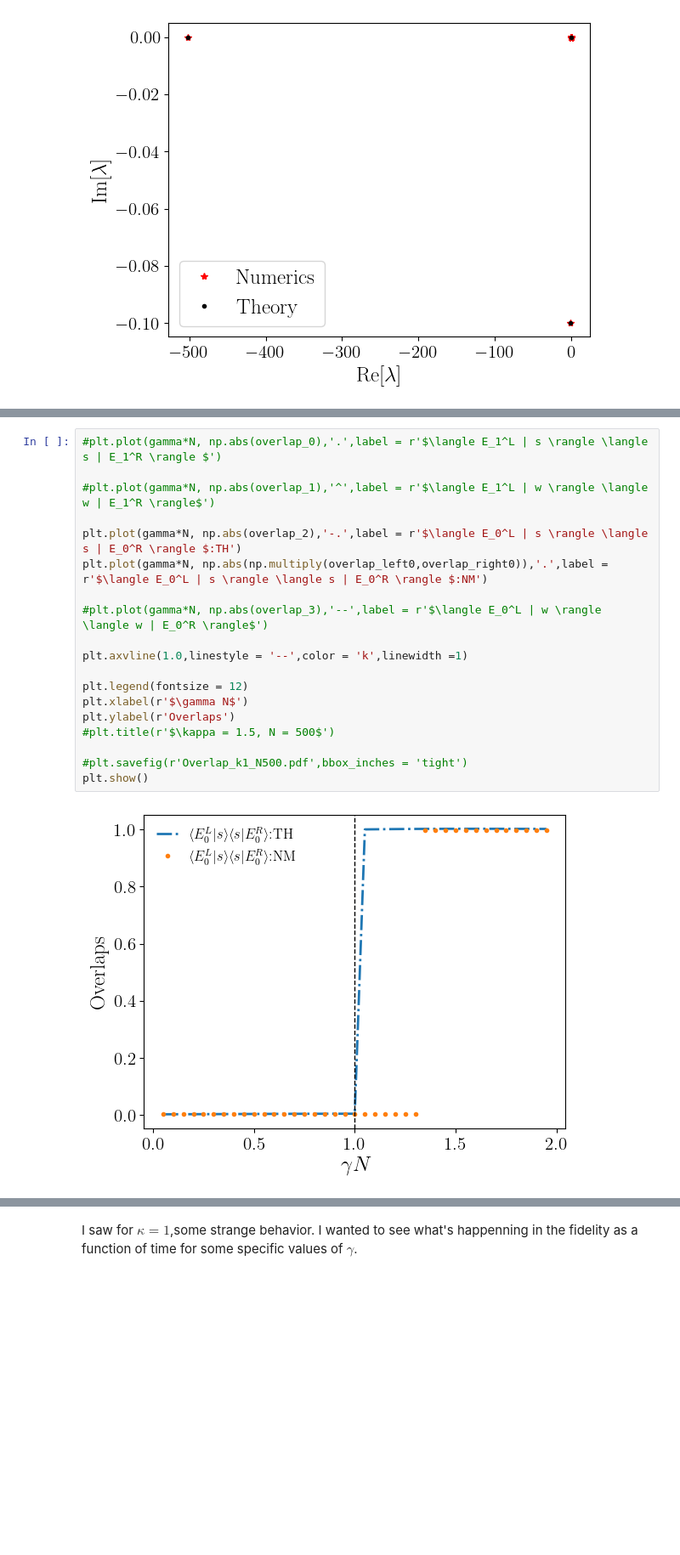
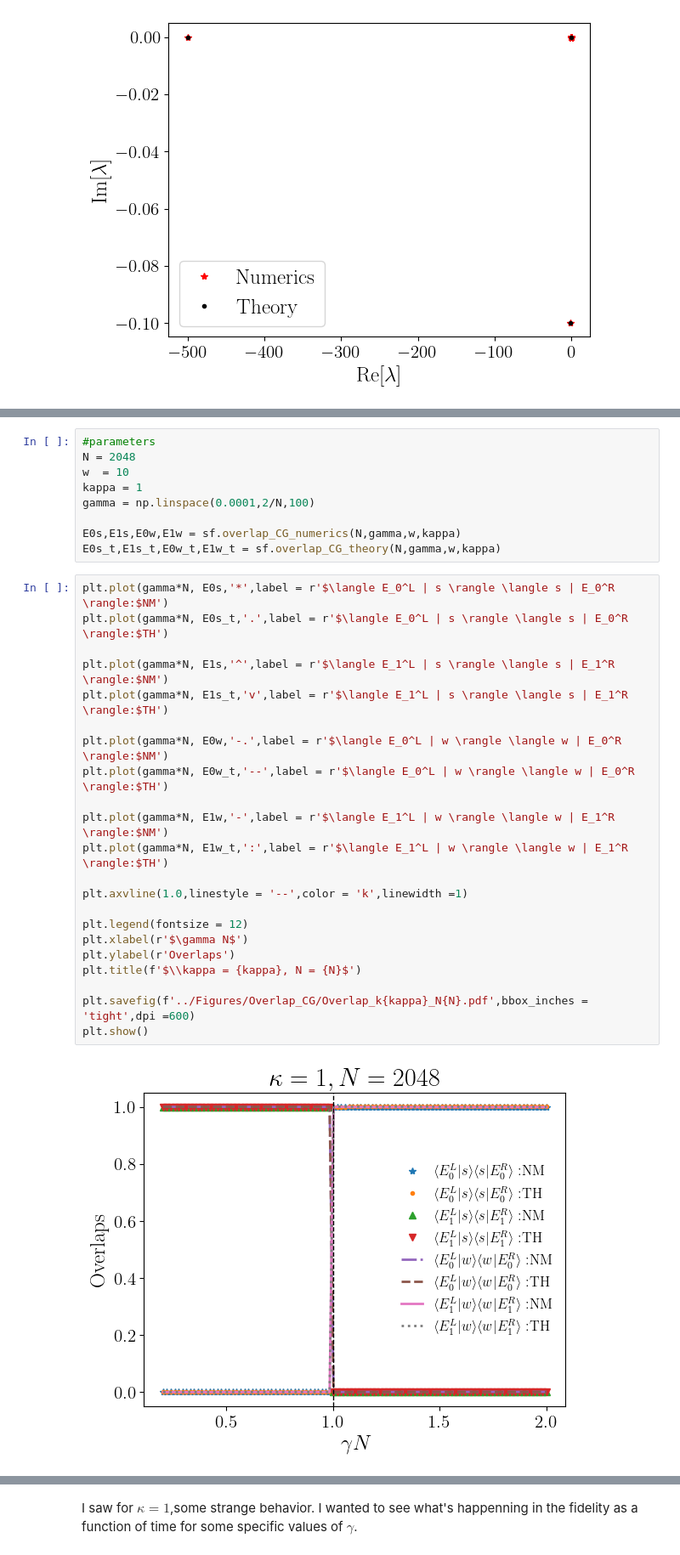
Before and after one commit to sayanr5834/non-Hermitian_QS, a Jupyter notebook: NH_quantum_walker.ipynb, the cells around one changed output, grey strips where cells are left out. Shown: that part at 85% size. Saved outputs shown, nothing was run; the diff lists cells and outputs as text; blank space fills up the shorter version.

```diff
--- a/NH_quantum_walker.ipynb
+++ b/NH_quantum_walker.ipynb
@@ -207,21 +95,33 @@ for i in tqdm(range(len(gamma))):
+# %%
+#parameters
+N = 2048
+w  = 10
+kappa = 1
+gamma = np.linspace(0.0001,2/N,100)
+
+E0s,E1s,E0w,E1w = sf.overlap_CG_numerics(N,gamma,w,kappa)
+E0s_t,E1s_t,E0w_t,E1w_t = sf.overlap_CG_theory(N,gamma,w,kappa)
 # %%
-#plt.plot(gamma*N, np.abs(overlap_0),'.',label = r'$\langle E_1^L | s \rangle \langle s | E_1^R \rangle $')
+plt.plot(gamma*N, E0s,'*',label = r'$\langle E_0^L | s \rangle \langle s | E_0^R \rangle:$NM')
+plt.plot(gamma*N, E0s_t,'.',label = r'$\langle E_0^L | s \rangle \langle s | E_0^R \rangle:$TH')
 
-#plt.plot(gamma*N, np.abs(overlap_1),'^',label = r'$\langle E_1^L | w \rangle \langle w | E_1^R \rangle$')
+plt.plot(gamma*N, E1s,'^',label = r'$\langle E_1^L | s \rangle \langle s | E_1^R \rangle:$NM')
+plt.plot(gamma*N, E1s_t,'v',label = r'$\langle E_1^L | s \rangle \langle s | E_1^R \rangle:$TH')
 
-plt.plot(gamma*N, np.abs(overlap_2),'-.',label = r'$\langle E_0^L | s \rangle \langle s | E_0^R \rangle $:TH')
-plt.plot(gamma*N, np.abs(np.multiply(overlap_left0,overlap_right0)),'.',label = r'$\langle E_0^L | s \rangle \langle s | E_0^R \rangle $:NM')
+plt.plot(gamma*N, E0w,'-.',label = r'$\langle E_0^L | w \rangle \langle w | E_0^R \rangle:$NM')
+plt.plot(gamma*N, E0w_t,'--',label = r'$\langle E_0^L | w \rangle \langle w | E_0^R \rangle:$TH')
 
-#plt.plot(gamma*N, np.abs(overlap_3),'--',label = r'$\langle E_0^L | w \rangle \langle w | E_0^R \rangle$')
+plt.plot(gamma*N, E1w,'-',label = r'$\langle E_1^L | w \rangle \langle w | E_1^R \rangle:$NM')
+plt.plot(gamma*N, E1w_t,':',label = r'$\langle E_1^L | w \rangle \langle w | E_1^R \rangle:$TH')
 
 plt.axvline(1.0,linestyle = '--',color = 'k',linewidth =1)
 
 plt.legend(fontsize = 12)
 plt.xlabel(r'$\gamma N$')
 plt.ylabel(r'Overlaps')
-#plt.title(r'$\kappa = 1.5, N = 500$')
+plt.title(f'$\\kappa = {kappa}, N = {N}$')
 
-#plt.savefig(r'Overlap_k1_N500.pdf',bbox_inches = 'tight')
+plt.savefig(f'../Figures/Overlap_CG/Overlap_k{kappa}_N{N}.pdf',bbox_inches = 'tight',dpi =600)
 plt.show()
 # %% [output]
-[figure, old version]
+[figure, new version]
```
Also changed, not shown: parts of 32 cells of this notebook.
